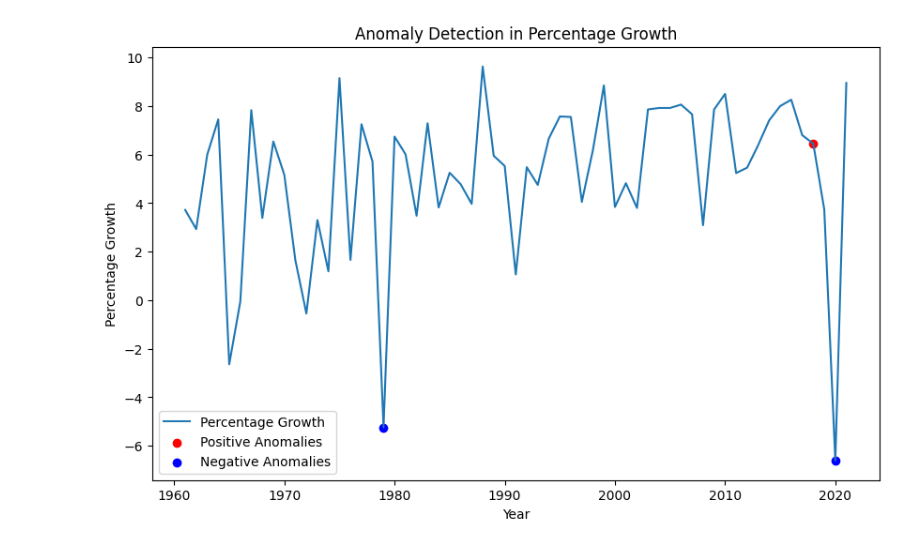
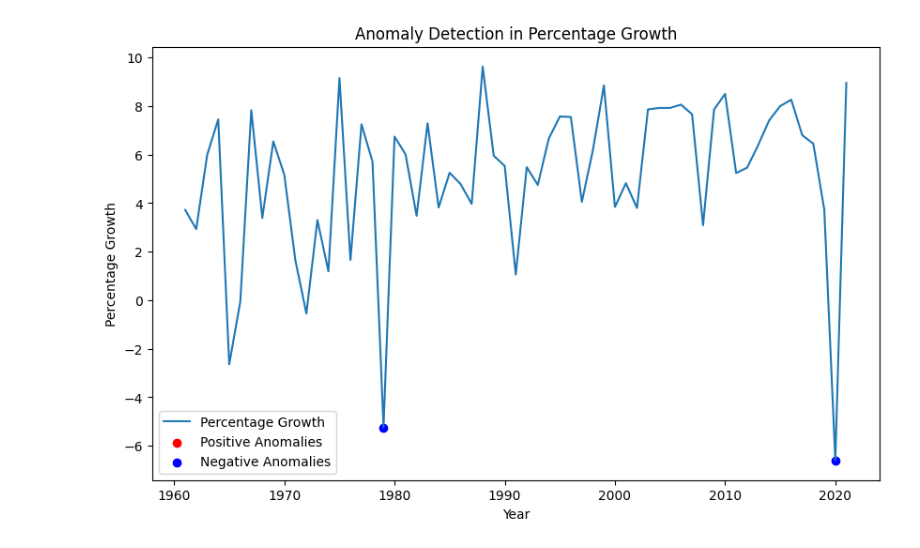
Before and after one commit to ram-shankar58/Anamoly-detector, a Jupyter notebook: Random Forest.ipynb, the cells around one changed output. Drawn from its saved outputs; the diff is of its cells as text; code cells hidden in the pictures.

```diff
--- a/Random Forest.ipynb
+++ b/Random Forest.ipynb
@@ -14,32 +14,32 @@ features = data[['GDP_In_Billion_USD', 'Per_Capita_in_USD']]
 # Target variable (Percentage_Growth)
 target = data['Percentage_Growth ']  # Note the space in the column name
 
 # Initialize and train the Random Forest Regressor
 rf = RandomForestRegressor(n_estimators=100, random_state=42)
 rf.fit(features, target)
 
 # Predict values using the Random Forest model
 predicted_values = rf.predict(features)
 
 # Calculate residuals (difference between predicted and actual values)
 residuals = target - predicted_values
 
 # Define a threshold for anomaly detection based on residual errors
-threshold = 3.2  # Adjust the threshold as needed
+threshold = 3.3  # Adjust the threshold as needed
 
 # Find potential anomalies above and below the trend based on the threshold
 potential_positive_anomalies = data[residuals > threshold]
 potential_negative_anomalies = data[residuals < -threshold]
 
 # Plot the 'Percentage_Growth' data with potential anomalies highlighted
 plt.figure(figsize=(10, 6))
 plt.plot(data['Year'], data['Percentage_Growth '], label='Percentage Growth')
 plt.scatter(potential_positive_anomalies['Year'], potential_positive_anomalies['Percentage_Growth '], color='red', label='Positive Anomalies')
 plt.scatter(potential_negative_anomalies['Year'], potential_negative_anomalies['Percentage_Growth '], color='blue', label='Negative Anomalies')
 plt.xlabel('Year')
 plt.ylabel('Percentage Growth')
 plt.title('Anomaly Detection in Percentage Growth')
 plt.legend()
 plt.show()
 # %% [output]
-[figure, old version]
+[figure, new version]
```
